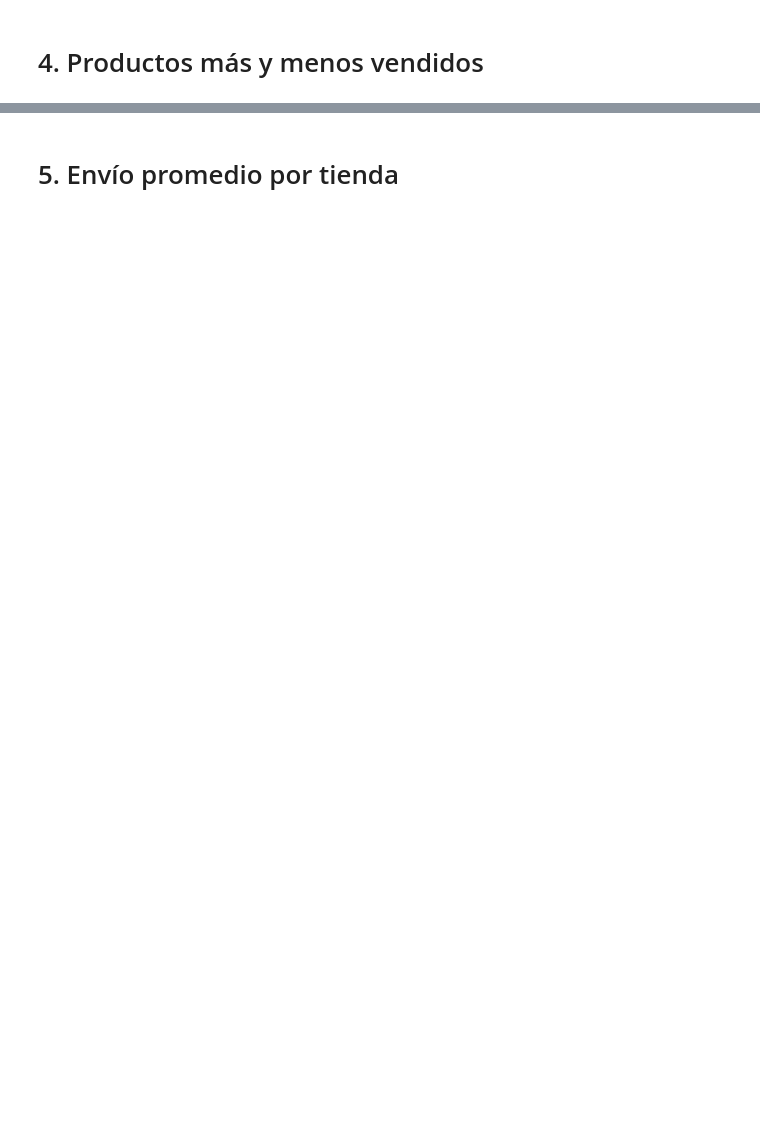
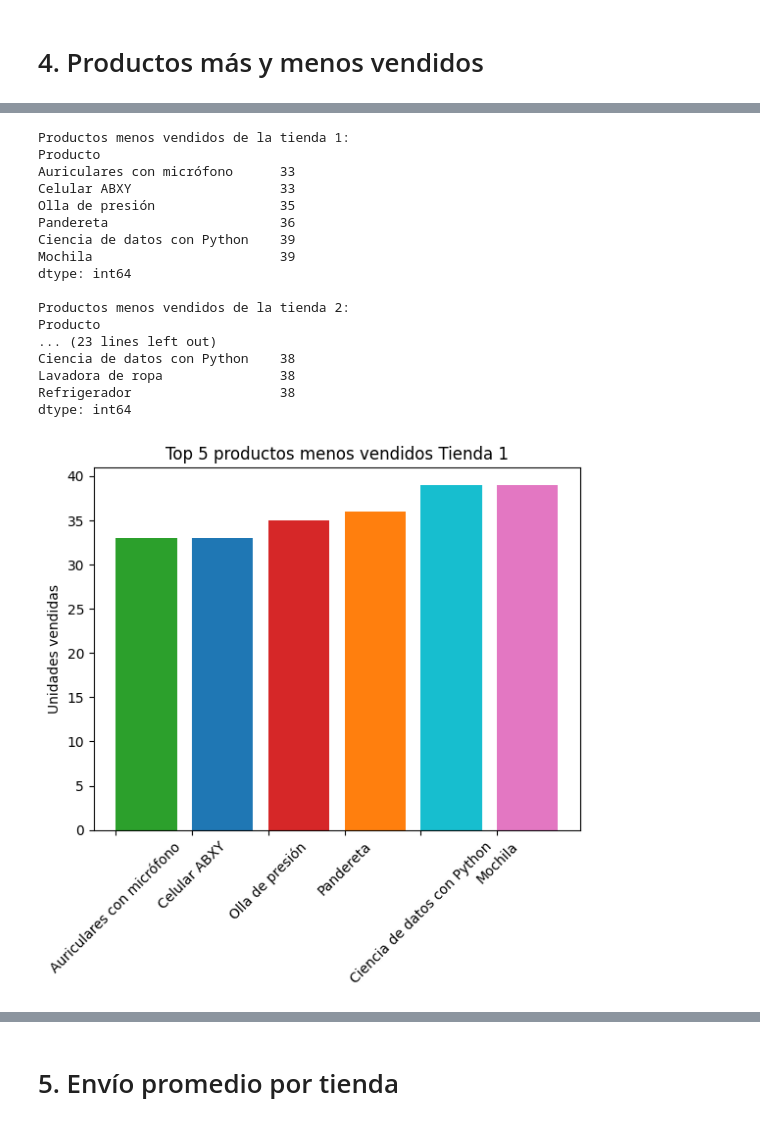
Before and after one commit to daveYR1409/AluraStore, a Jupyter notebook: AluraStoreLatam.ipynb, the cells around one changed output, grey strips where cells are left out. Saved outputs shown, nothing was run; the diff lists cells and outputs as text; code cells hidden in the pictures; blank space fills up the shorter version.

```diff
--- a/AluraStoreLatam.ipynb
+++ b/AluraStoreLatam.ipynb
@@ -99,0 +248,58 @@ productoMenosVendido(tienda)
+# %%
+import matplotlib.pyplot as plt
+from collections import Counter
+
+def productosMenosVendidos(doct, num):
+  '''
+  Creo una lista con los productos que vende la tienda
+  1-Creo la variable conteo donde almaceno la cuenta de los datos de la variable que contiene la lista de productos(list)
+  2-Obtener los elementos ordenados por frecuencia (de menor a mayor)
+  3. Obtener los 10 elementos menos comunes
+  '''
+
+  producto_menos = []
+  for elemento in doct['Producto']:
+    producto_menos.append(elemento)
+
+  contador = Counter(producto_menos)
+  elementos_ordenados = sorted(contador.items(), key=lambda item: item[1])
+  menos_comunes = [elemento for elemento, frecuencia in elementos_ordenados[:6]]
+  menos_vendidos = doct.groupby('Producto').size().sort_values(ascending=True).head(6)
+  lista_m = menos_vendidos.tolist()
+  print(menos_vendidos)
+
+  #Gráfico de barras
+  fig, ax = plt.subplots()
+  bar_colors = ['tab:green', 'tab:blue', 'tab:red', 'tab:orange', 'tab:cyan', 'tab:pink']
+  ax.bar(menos_comunes, lista_m, align='edge', color=bar_colors)
+  plt.xticks(rotation=45)
+  ax.set_ylabel('Unidades vendidas')
+  ax.set_title(f'Top 5 productos menos vendidos Tienda {num}')
+
+print('Productos menos vendidos de la tienda 1:')
+productosMenosVendidos(tienda, 1)
+print('\nProductos menos vendidos de la tienda 2:')
+productosMenosVendidos(tienda2, 2)
+print('\nProductos menos vendidos de la tienda 3:')
+productosMenosVendidos(tienda3, 3)
+print('\nProductos menos vendidos de la tienda 4:')
+productosMenosVendidos(tienda4, 4)
+# %% [output]
+Productos menos vendidos de la tienda 1:
+Producto
+Auriculares con micrófono      33
+Celular ABXY                   33
+Olla de presión                35
+Pandereta                      36
+Ciencia de datos con Python    39
+Mochila                        39
+dtype: int64
+
+Productos menos vendidos de la tienda 2:
+Producto
+... (23 lines left out)
+Ciencia de datos con Python    38
+Lavadora de ropa               38
+Refrigerador                   38
+dtype: int64
+[figure, added]
```
Also changed, not shown: parts of 20 cells of this notebook.
